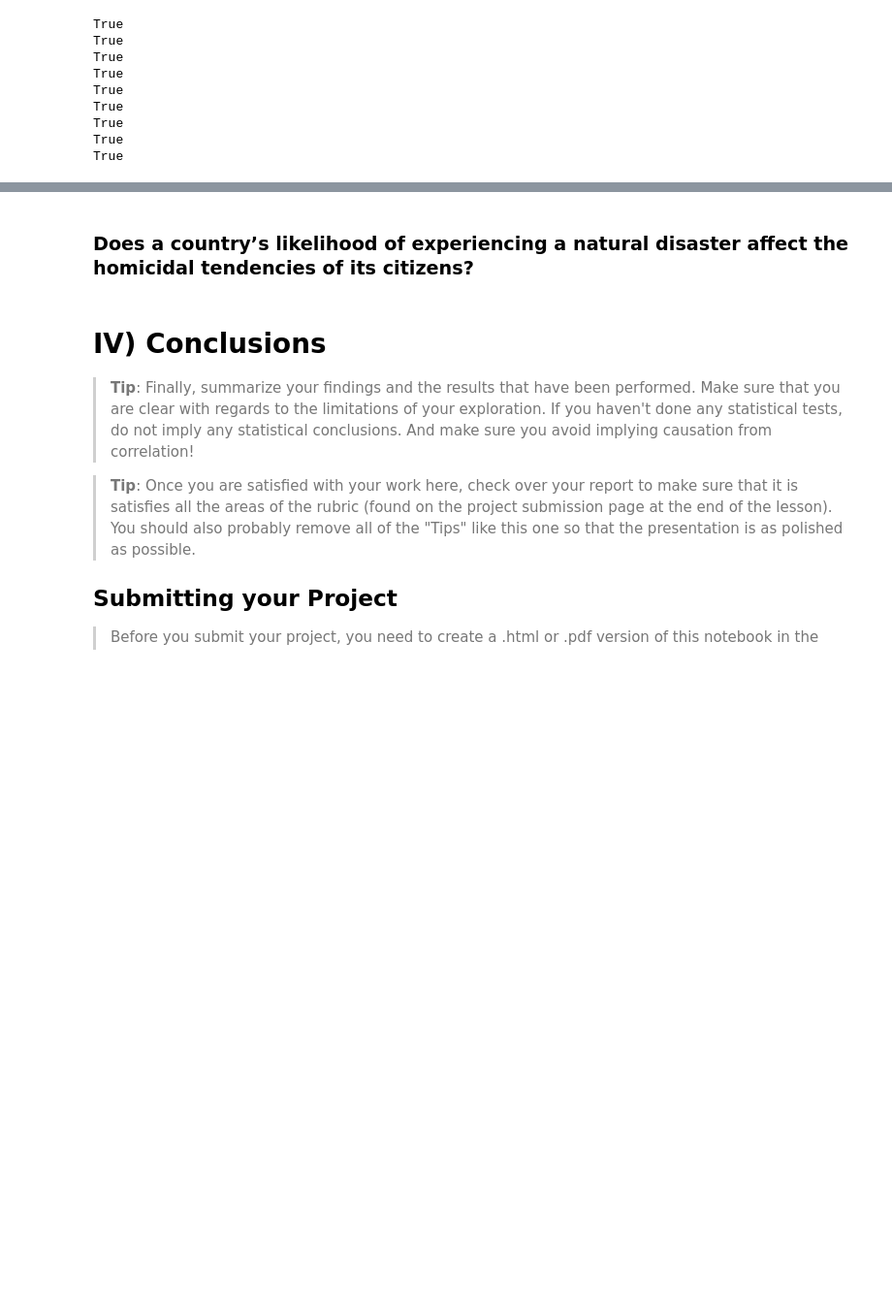
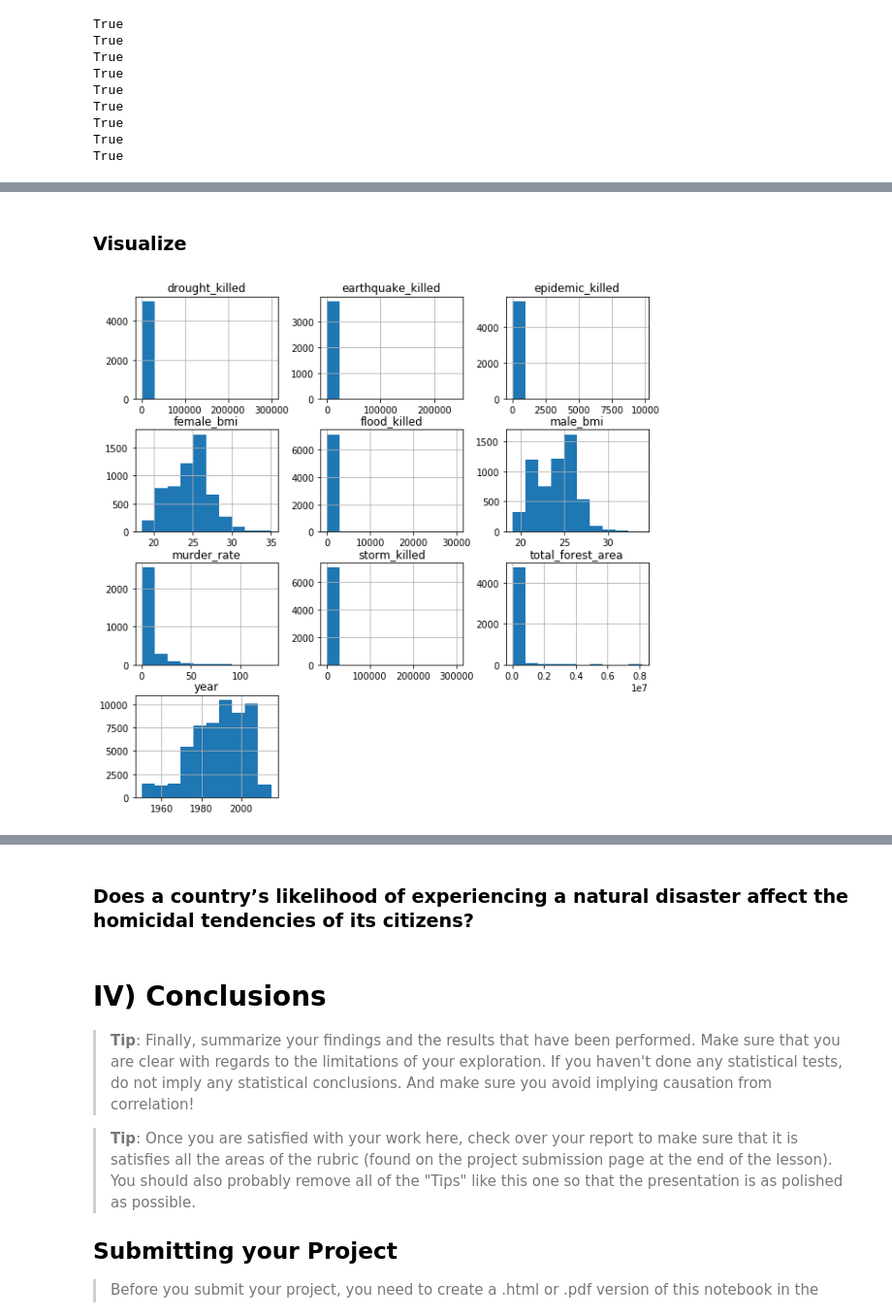
Before and after one commit to aeglon97/Investigate-A-Dataset, a Jupyter notebook: Investigate_a_Dataset.ipynb, the cells around one changed output, grey strips where cells are left out. Shown: that part at 97% size. Cells and saved outputs as stored; diff of their text form; code cells hidden in the pictures; blank space fills up the shorter version.

```diff
--- a/Investigate_a_Dataset.ipynb
+++ b/Investigate_a_Dataset.ipynb
@@ -537,0 +544,2 @@ df_all.to_csv('./data/mindgap_all.csv', encoding = 'utf-8', index = False)
+# %%
+df_mg = pd.read_csv('./data/mindgap_all.csv')
@@ -537,0 +582,7 @@ df_all.to_csv('./data/mindgap_all.csv', encoding = 'utf-8', index = False)
+# %% [markdown]
+### Visualize
+# %%
+df_mg.hist(figsize = [10, 10]);
+plt.savefig('./visuals/hist-all.png')
+# %% [output]
+[figure, added]
```
Also changed, not shown: parts of 41 cells of this notebook, 3 other files.
